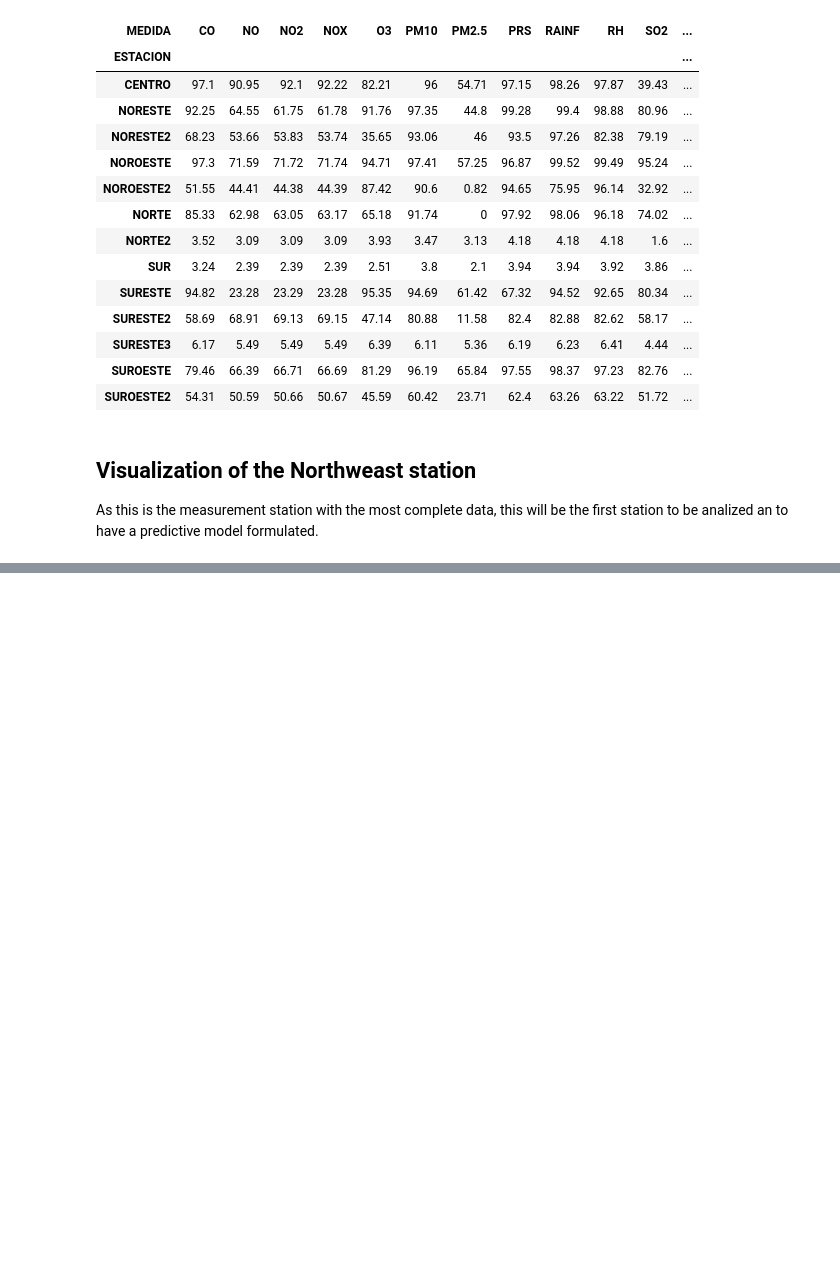
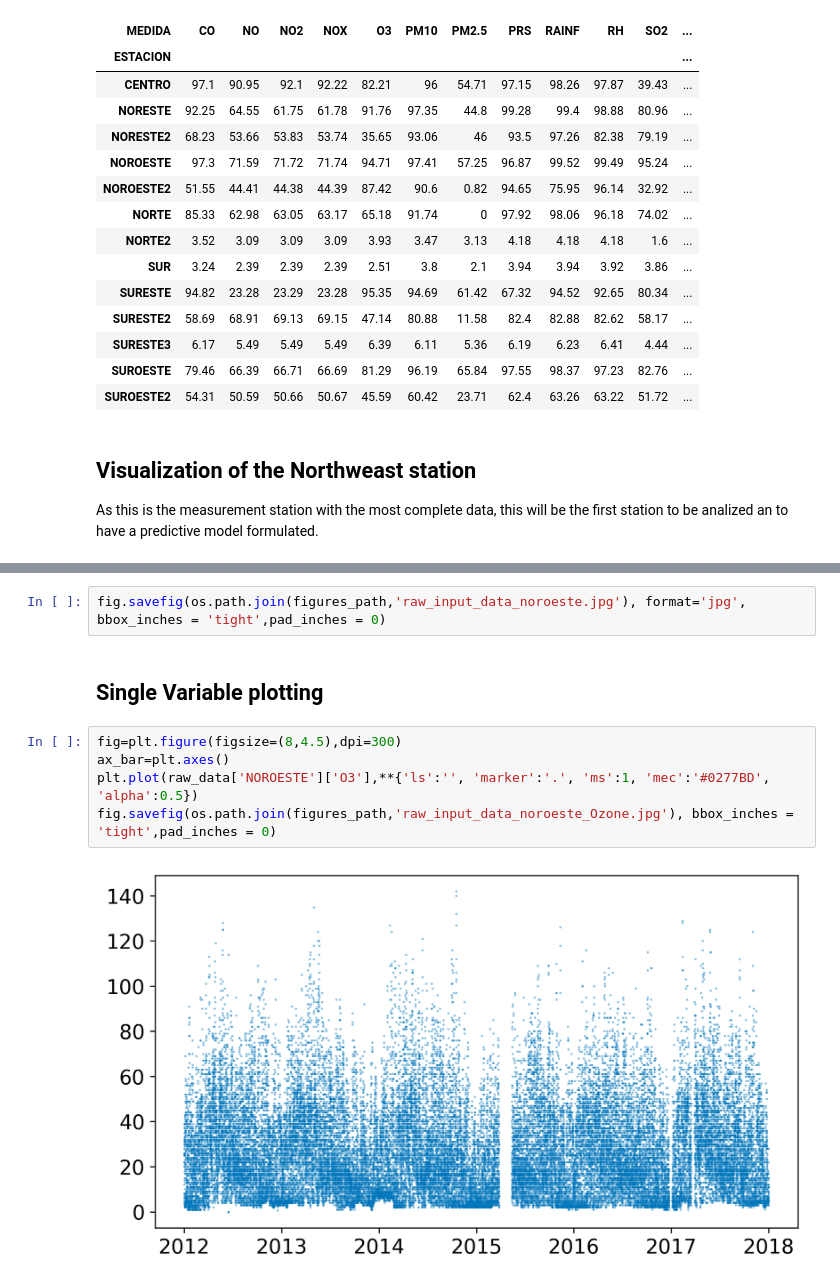
Before and after one commit to gucoloradoc/AQF, a Jupyter notebook: notebooks/exploratory_data_analysis.ipynb, the cells around one changed output, grey strips where cells are left out. Cells and saved outputs as stored; diff of their text form; blank space fills up the shorter version.

```diff
--- a/notebooks/exploratory_data_analysis.ipynb
+++ b/notebooks/exploratory_data_analysis.ipynb
@@ -111,0 +113,11 @@ fig.savefig(os.path.join(figures_path,'raw_input_data_noroeste.eps'), format='ep
+# %%
+fig.savefig(os.path.join(figures_path,'raw_input_data_noroeste.jpg'), format='jpg', bbox_inches = 'tight',pad_inches = 0)
+# %% [markdown]
+## Single Variable plotting
+# %%
+fig=plt.figure(figsize=(8,4.5),dpi=300)
+ax_bar=plt.axes()
+plt.plot(raw_data['NOROESTE']['O3'],**{'ls':'', 'marker':'.', 'ms':1, 'mec':'#0277BD', 'alpha':0.5})
+fig.savefig(os.path.join(figures_path,'raw_input_data_noroeste_Ozone.jpg'), bbox_inches = 'tight',pad_inches = 0)
+# %% [output]
+[figure, added]
```
Also changed, not shown: parts of 1 cell of this notebook, 21 other files.
